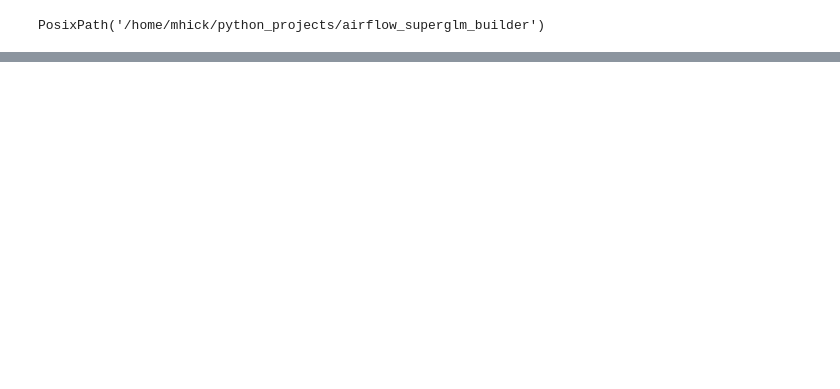
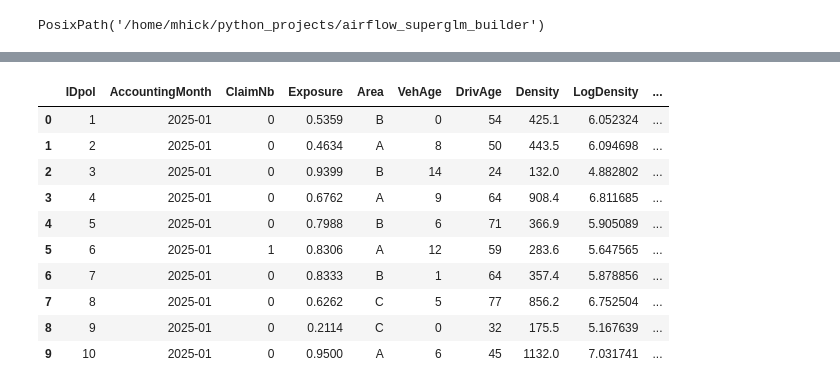
Before and after one commit to StrudelDoodleS/airflow_superglm_builder, a Jupyter notebook: tutorials/basic_sql_etl_and_schema_walkthrough.ipynb, the cells around one changed output, grey strips where cells are left out. Saved outputs shown, nothing was run; the diff lists cells and outputs as text; code cells hidden in the pictures; blank space fills up the shorter version.

```diff
--- a/tutorials/basic_sql_etl_and_schema_walkthrough.ipynb
+++ b/tutorials/basic_sql_etl_and_schema_walkthrough.ipynb
@@ -216,28 +213,3 @@ display(schema_foreign_keys)
 | 37 | pricing_runtime.V_COMPILED_1D_RAT... | rate_package_id | pricing.RATE_PACKAGE | rate_package_id |
 | 38 | pricing_runtime.V_COMPILED_1D_RAT... | term_id | pricing.TERM | term_id |
 | 39 | pricing_runtime.V_COMPILED_1D_RAT... | level_set_id + feature_level_id | pricing.FEATURE_LEVEL | level_set_id + feature_level_id |
-# %%
-SOURCE_SQL = """
-SELECT
-    policy_id,
-    accounting_month,
-    exposure,
-    claim_count,
-    vehicle_age,
-    driver_age,
-    rating_area
-FROM source_schema.PolicyClaims
-WHERE accounting_month >= :from_month
-  AND exposure > 0
-"""
-
-
-def transform_source_rows(raw: pd.DataFrame) -> pd.DataFrame:
-    frame = raw.copy()
-    frame["log_exposure"] = np.log(frame["exposure"].astype(float).clip(lower=1e-12))
-    frame["vehicle_age_band"] = pd.cut(
-        frame["vehicle_age"],
-        bins=[0, 1, 3, 7, 15, 100],
-        right=False,
-    ).astype(str)
-    return frame
@@ -454,0 +496,26 @@ engine = get_engine(settings, database="ExistingWorkDatabase")
+# %%
+def transform_source_rows(raw: pd.DataFrame) -> pd.DataFrame:
+    transformed = raw.copy()
+    transformed["LogDensity"] = np.log(transformed["Density"].astype(float).clip(lower=1.0))
+    transformed["VehAgeBand"] = pd.cut(
+        transformed["VehAge"],
+        bins=[0, 1, 3, 7, 15, 100],
+        right=False,
+    ).astype(str)
+    return transformed
+
+
+transformed_result_set = transform_source_rows(source_result_set)
+transformed_result_set.head(10)
+# %% [output]
+|  | IDpol | AccountingMonth | ClaimNb | Exposure | Area | VehAge | DrivAge | Density | LogDensity | ... |
+| 0 | 1 | 2025-01 | 0 | 0.5359 | B | 0 | 54 | 425.1 | 6.052324 | ... |
+| 1 | 2 | 2025-01 | 0 | 0.4634 | A | 8 | 50 | 443.5 | 6.094698 | ... |
+| 2 | 3 | 2025-01 | 0 | 0.9399 | B | 14 | 24 | 132.0 | 4.882802 | ... |
+| 3 | 4 | 2025-01 | 0 | 0.6762 | A | 9 | 64 | 908.4 | 6.811685 | ... |
+| 4 | 5 | 2025-01 | 0 | 0.7988 | B | 6 | 71 | 366.9 | 5.905089 | ... |
+| 5 | 6 | 2025-01 | 1 | 0.8306 | A | 12 | 59 | 283.6 | 5.647565 | ... |
+| 6 | 7 | 2025-01 | 0 | 0.8333 | B | 1 | 64 | 357.4 | 5.878856 | ... |
+| 7 | 8 | 2025-01 | 0 | 0.6262 | C | 5 | 77 | 856.2 | 6.752504 | ... |
+| 8 | 9 | 2025-01 | 0 | 0.2114 | C | 0 | 32 | 175.5 | 5.167639 | ... |
+| 9 | 10 | 2025-01 | 0 | 0.9500 | A | 6 | 45 | 1132.0 | 7.031741 | ... |
```
Also changed, not shown: parts of 48 cells of this notebook, 1 other file.
